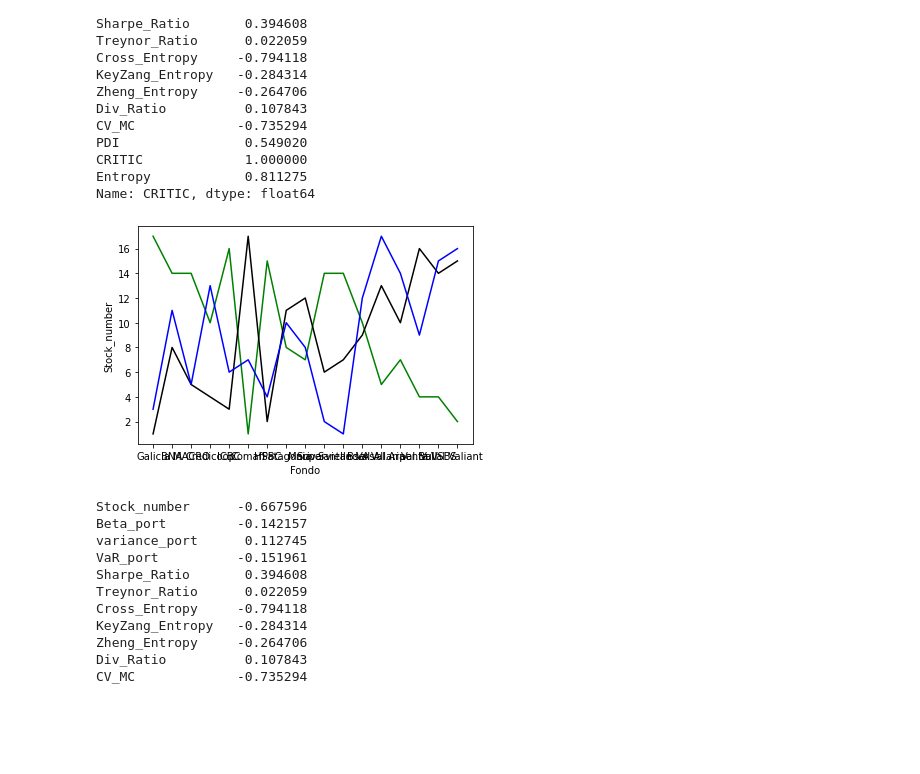
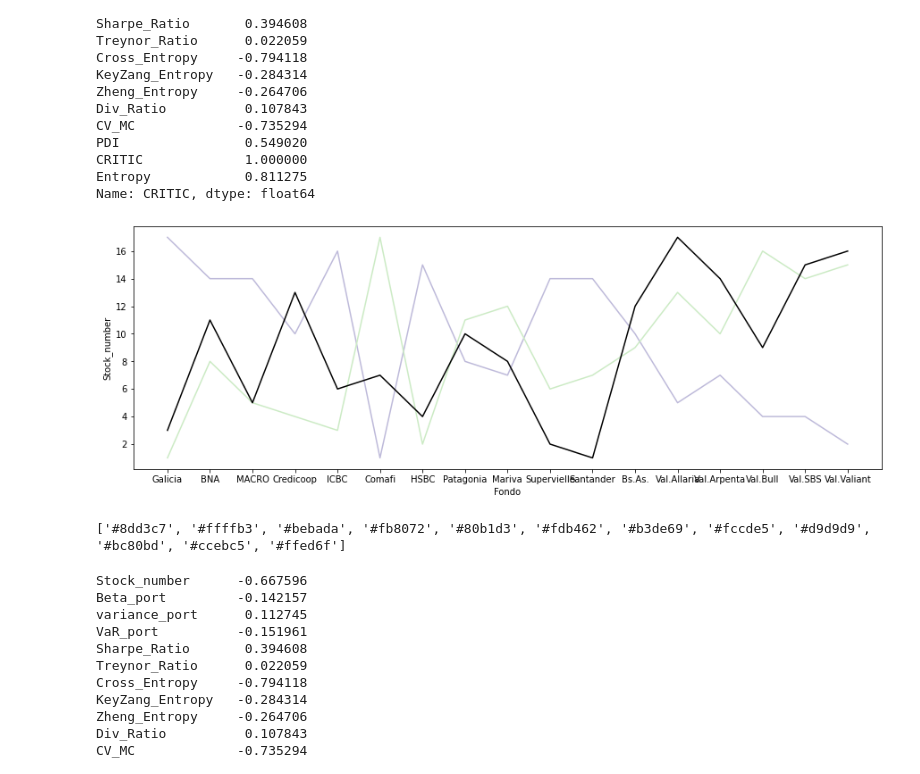
Before and after one commit to quatrope/garpar, a Jupyter notebook: draft/FCIevaluate.ipynb, the cells around one changed output. Saved outputs shown, nothing was run; the diff lists cells and outputs as text; code cells hidden in the pictures; blank space fills up the shorter version.

```diff
--- a/draft/FCIevaluate.ipynb
+++ b/draft/FCIevaluate.ipynb
@@ -684,16 +698,25 @@ CRITIC             1.000000
 Entropy            0.811275
 Name: CRITIC, dtype: float64
 # %%
+fig, ax = plt.subplots()
+fig.set_size_inches(15,5)
+
 sn = rank_df["Stock_number"]
 pdi = rank_df["PDI"]
 critic = rank_df["CRITIC"]
 entropy =rank_df["Entropy"]
-sns.lineplot(data=sn,color="g")
-sns.lineplot(data=pdi,color="k")
-sns.lineplot(data=critic,color="b")
+sns.lineplot(data=sn,color='#bebada')
+sns.lineplot(data=pdi,color='#ccebc5')
+sns.lineplot(data=critic,color="k")
+
+
 plt.show()
 # %% [output]
-[figure, old version]
+[figure, new version]
+# %%
+print(sns.color_palette("Set3").as_hex())
+# %% [output]
+['#8dd3c7', '#ffffb3', '#bebada', '#fb8072', '#80b1d3', '#fdb462', '#b3de69', '#fccde5', '#d9d9d9', '#bc80bd', '#ccebc5', '#ffed6f']
 # %%
 # fig, axs = plt.subplots(3,4, sharex=True, sharey=True)
 # fig.set_size_inches(13,8)
```
Also changed, not shown: parts of 8 cells of this notebook.
